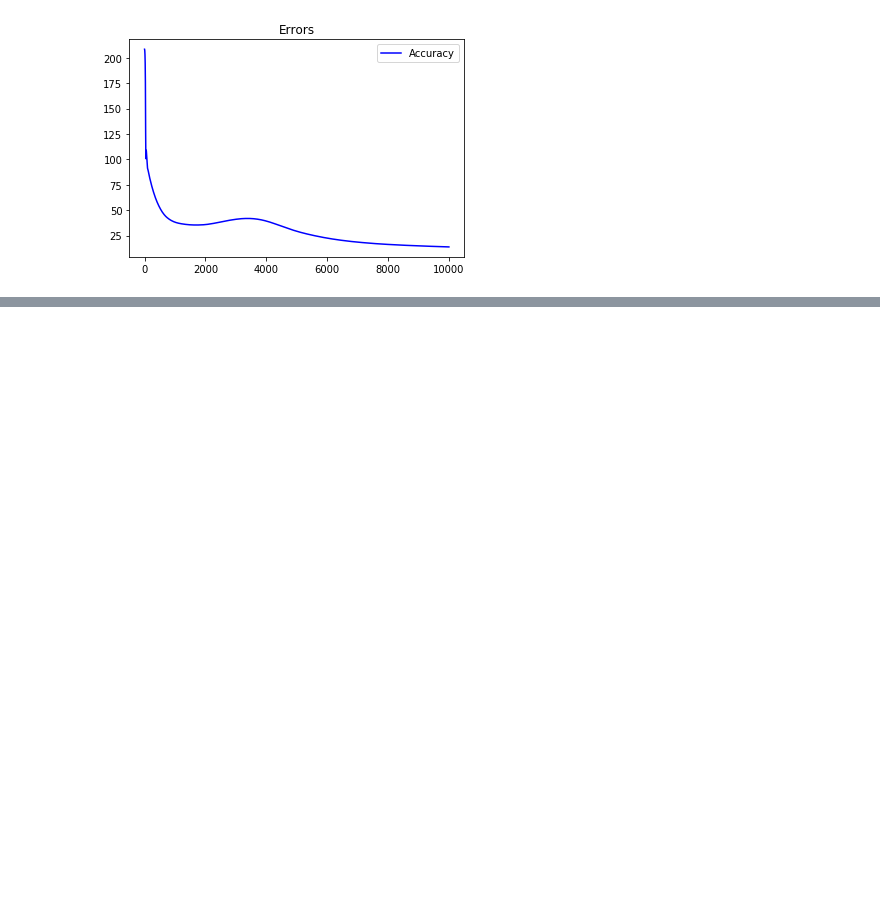
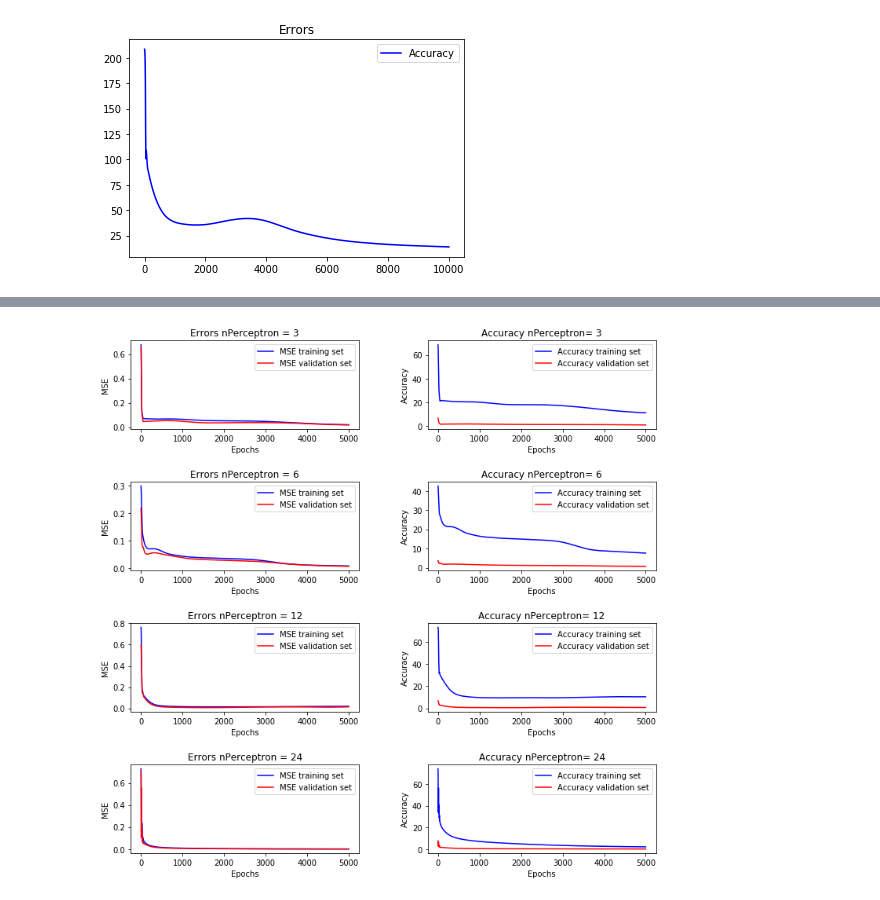
Before and after one commit to smallgreycreatures/DD2437, a Jupyter notebook: lab1/DD2437_MLP_function_approximation.ipynb, the cells around one changed output, grey strips where cells are left out. Cells and saved outputs as stored; diff of their text form; code cells hidden in the pictures; blank space fills up the shorter version.

Commit message:
Varierar hidden_perceptrons och har börjat med varierande split ratio

```diff
--- a/lab1/DD2437_MLP_function_approximation.ipynb
+++ b/lab1/DD2437_MLP_function_approximation.ipynb
@@ -183,0 +233,100 @@ plt.show()
+# %%
+eta = 1e-3
+#n_in = 8
+n_out = 1
+scale = 1
+hidden_perceptrons = 25
+epochs = 5000
+train_split = 0.5
+validation_split = 0.9
+
+X,Y,Z,patterns_train,patterns_val,patterns_test,T_train,T_val,T_test = generateData(train_split,validation_split)
+
+'''
+fig = plt.figure()
+ax = fig.add_subplot(111, projection='3d')
+plot = ax.plot_surface(X, Y, Z, cmap=cm.BrBG)
+plt.show()
+'''
+
+
+#Initialize weights
+W = scale*np.random.randn(hidden_perceptrons,np.shape(patterns_train)[0])
+V = scale*np.random.randn(n_out,hidden_perceptrons+1)
+
+#train
+W_train,V_train,mse,acc = backprop(eta,patterns_train,T_train,W,V,hidden_perceptrons,epochs)
+W_train = np.asarray(W_train)
+V_train = np.asarray(V_train)
+
+'''
+p = predict(patterns,W_train[epochs-1,:,:],V_train[epochs-1,:,:])
+p = p.reshape(X.shape[1],Y.shape[0])
+
+fig = plt.figure()
+ax = fig.add_subplot(111, projection='3d')
+plot = ax.plot_surface(X, Y, p, cmap=cm.BrBG)
+plt.show()
+'''
+
+###############
+# Testing number of perceptrons in hidden layer for best model
+
+hidden_perceptrons = [3,6,12,24]
+
+mse_holder = np.zeros((len(hidden_perceptrons),epochs))
+mse_val_holder = np.zeros((len(hidden_perceptrons),epochs))
+acc_holder = np.zeros((len(hidden_perceptrons),epochs))
+acc_val_holder = np.zeros((len(hidden_perceptrons),epochs))
+
+for j,nP in enumerate(hidden_perceptron):
+
+    #Initialize weights
+    W = scale*np.random.randn(nP,np.shape(patterns_train)[0])
+    V = scale*np.random.randn(n_out,nP+1)
+
+    #train
+    W_train,V_train,mse,acc = backprop(eta,patterns_train,T_train,W,V,nP,epochs)
+    W_train = np.asarray(W_train)
+    V_train = np.asarray(V_train)
+
+    mse_val = []
+    acc_val = []
+
+    for i in range(1,W_train.shape[0]):
+        p = predict(patterns_val,W_train[i,:,:],V_train[i,:,:])
+        mse_val.append(error_mse(T_val,p))
+        acc_val.append(accuracy(T_val,p))
+
+    mse_holder[j,:] = np.array(mse)
+    mse_val_holder[j,:] = np.array(mse_val)
+    acc_holder[j,:] = np.array(acc)
+    acc_val_holder[j,:] = np.array(acc_val)
+
+
+
+fig, axs = plt.subplots(len(hidden_perceptrons),2, figsize=(12, 12))
+fig.subplots_adjust(hspace = 0.6, wspace= 0.3)
+axs = axs.ravel()
+#print('axs',axs)
+
+k = 0
+for p in range(len(hidden_perceptron)):
+    axs[p+k].plot(np.linspace(0,epochs,epochs),mse_holder[p,:],'b', label='MSE training set')
+    axs[p+k].plot(np.linspace(0,epochs,epochs),mse_val_holder[p,:],'r', label='MSE validation set')
+    axs[p+k].legend()
+    axs[p+k].set_title('Errors nPerceptron = '+str(hidden_perceptron[p]))
+    axs[p+k].set_xlabel('Epochs')
+    axs[p+k].set_ylabel('MSE')
+
+    axs[p+k+1].plot(np.linspace(0,epochs,epochs),acc_holder[p,:],'b', label='Accuracy training set')
+    axs[p+k+1].plot(np.linspace(0,epochs,epochs),acc_val_holder[p,:],'r', label='Accuracy validation set')
+    axs[p+k+1].legend()
+    axs[p+k+1].set_title('Accuracy nPerceptron= '+str(hidden_perceptron[p]))
+    axs[p+k+1].set_xlabel('Epochs')
+    axs[p+k+1].set_ylabel('Accuracy')
+    k+=1
+
+plt.show()
+# %% [output]
+[figure, added]
```
Also changed, not shown: parts of 5 cells of this notebook.
